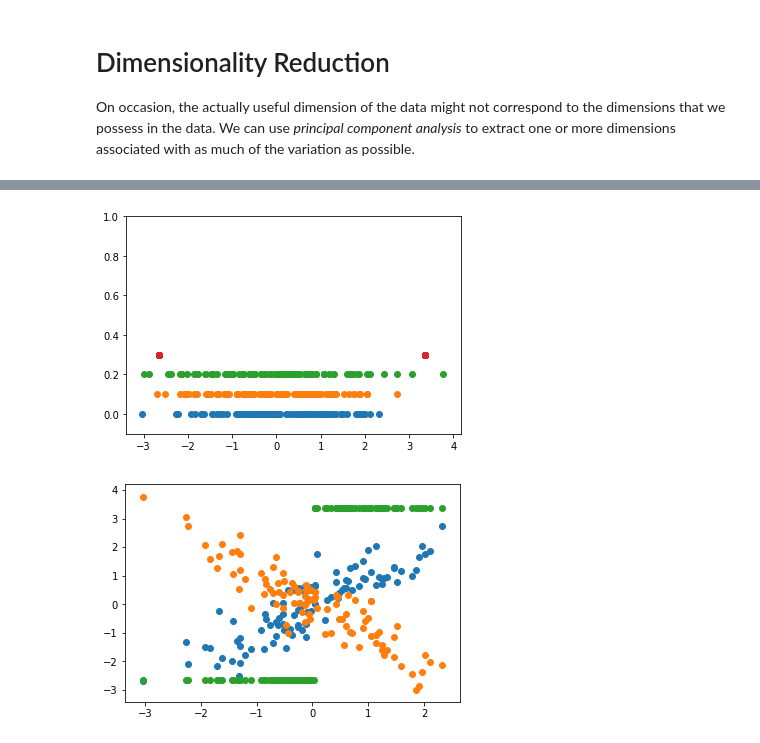
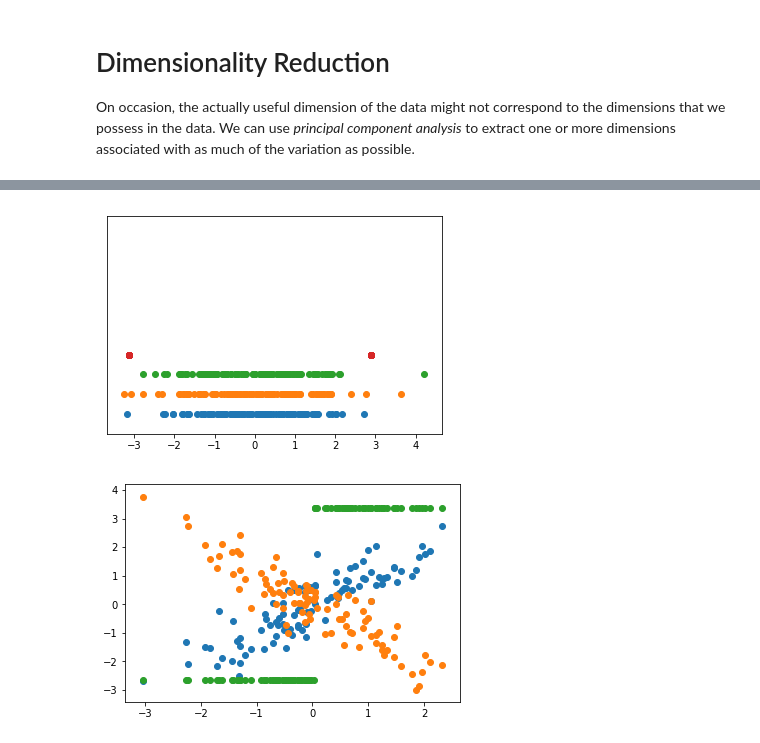
Before and after one commit to rvernagus/data-science-notebooks, a Jupyter notebook: Data Science From Scratch/10 - Working With Data.ipynb, the cells around one changed output, grey strips where cells are left out. Cells and saved outputs as stored; diff of their text form; code cells hidden in the pictures.

```diff
--- a/Data Science From Scratch/10 - Working With Data.ipynb
+++ b/Data Science From Scratch/10 - Working With Data.ipynb
@@ -305,11 +305,13 @@ pca_data_de_mean[:5]
 # %%
 plt.scatter([x[0] for x in pca_data_de_mean], [0 for _ in pca_data_de_mean]);
 plt.scatter([x[1] for x in pca_data_de_mean], [0.1 for _ in pca_data_de_mean]);
 plt.scatter([x[2] for x in pca_data_de_mean], [0.2 for _ in pca_data_de_mean]);
 plt.scatter([x[3] for x in pca_data_de_mean], [0.3 for _ in pca_data_de_mean]);
+frame = plt.gca()
+frame.axes.yaxis.set_visible(False);
 plt.ylim((-0.1, 1));
 # %% [output]
-[figure, old version]
+[figure, new version]
 # %%
 plt.scatter([x[0] for x in pca_data_de_mean], [x[1] for x in pca_data_de_mean]);
 plt.scatter([x[0] for x in pca_data_de_mean], [x[2] for x in pca_data_de_mean]);
```
Also changed, not shown: parts of 2 cells of this notebook.
